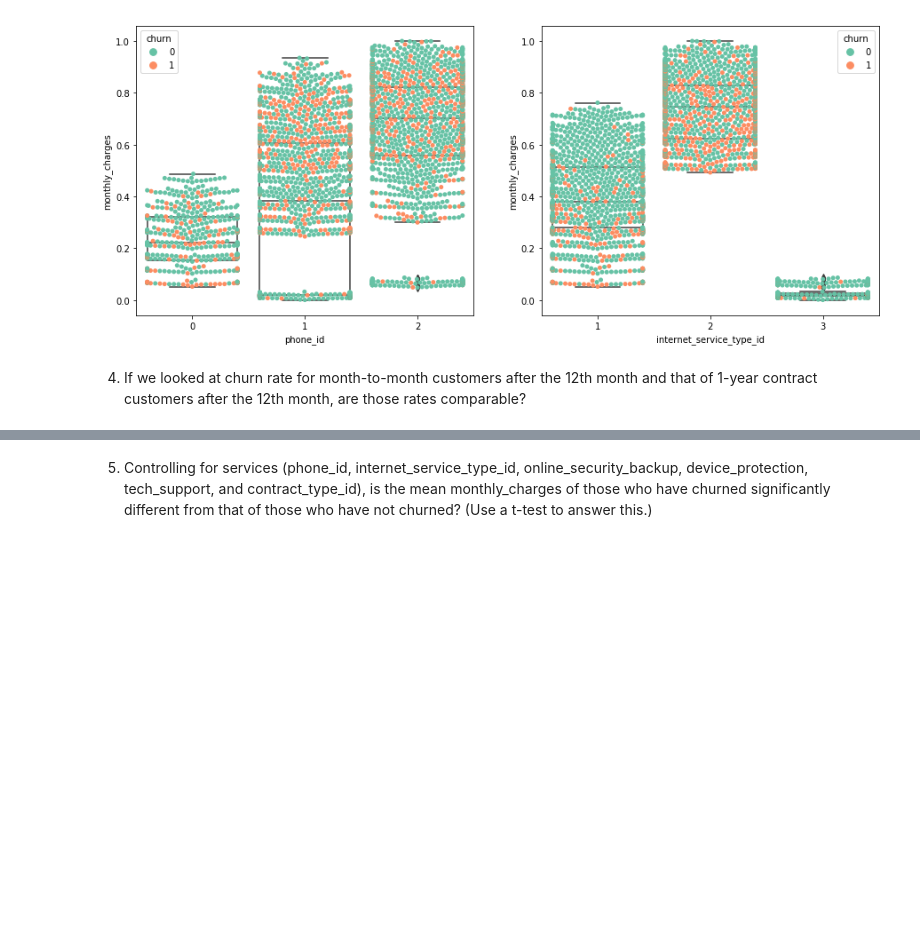
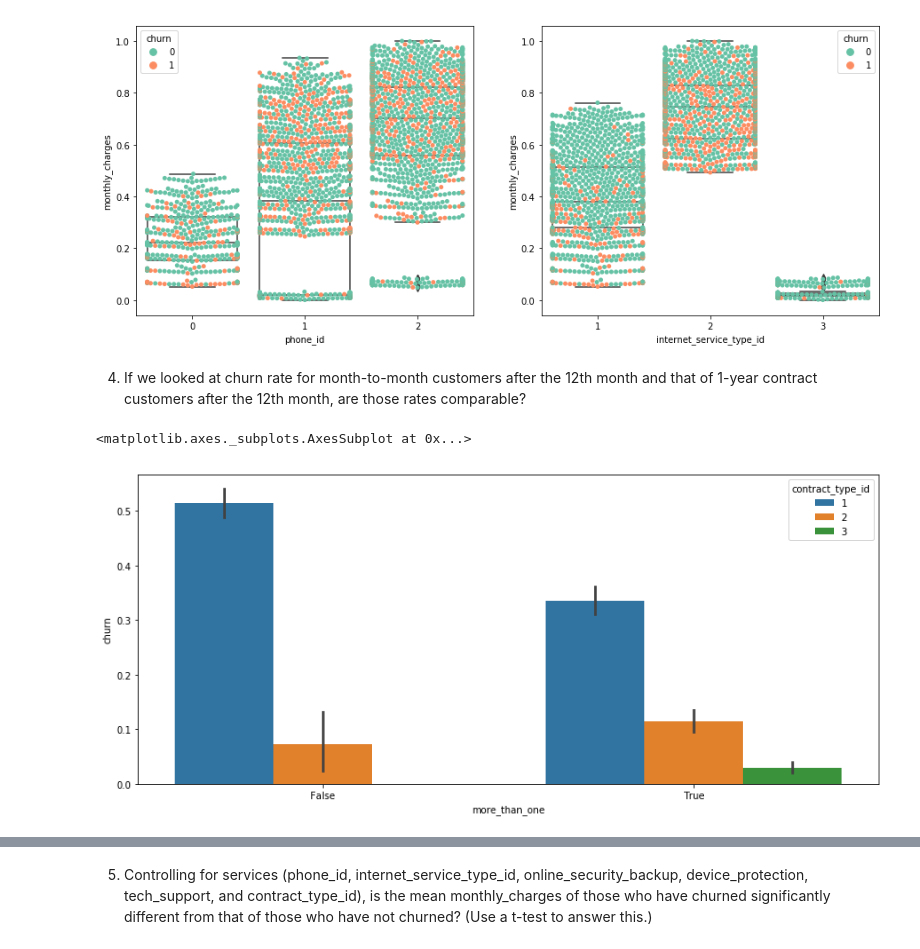
Before and after one commit to ericescalante-jasondunn/classification_project, a Jupyter notebook: Project_Master.ipynb, the cells around one changed output, grey strips where cells are left out. Cells and saved outputs as stored; diff of their text form; code cells hidden in the pictures; blank space fills up the shorter version.

```diff
--- a/Project_Master.ipynb
+++ b/Project_Master.ipynb
@@ -421,0 +429,6 @@ sns.swarmplot(x="internet_service_type_id", y="monthly_charges", data=train_df,
+# %%
+plt.figure(figsize=(14,6))
+sns.barplot(x='more_than_one', y='churn', hue='contract_type_id', data=train_df)
+# %% [output]
+<matplotlib.axes._subplots.AxesSubplot at 0x...>
+[figure, added]
```
Also changed, not shown: parts of 35 cells of this notebook.
